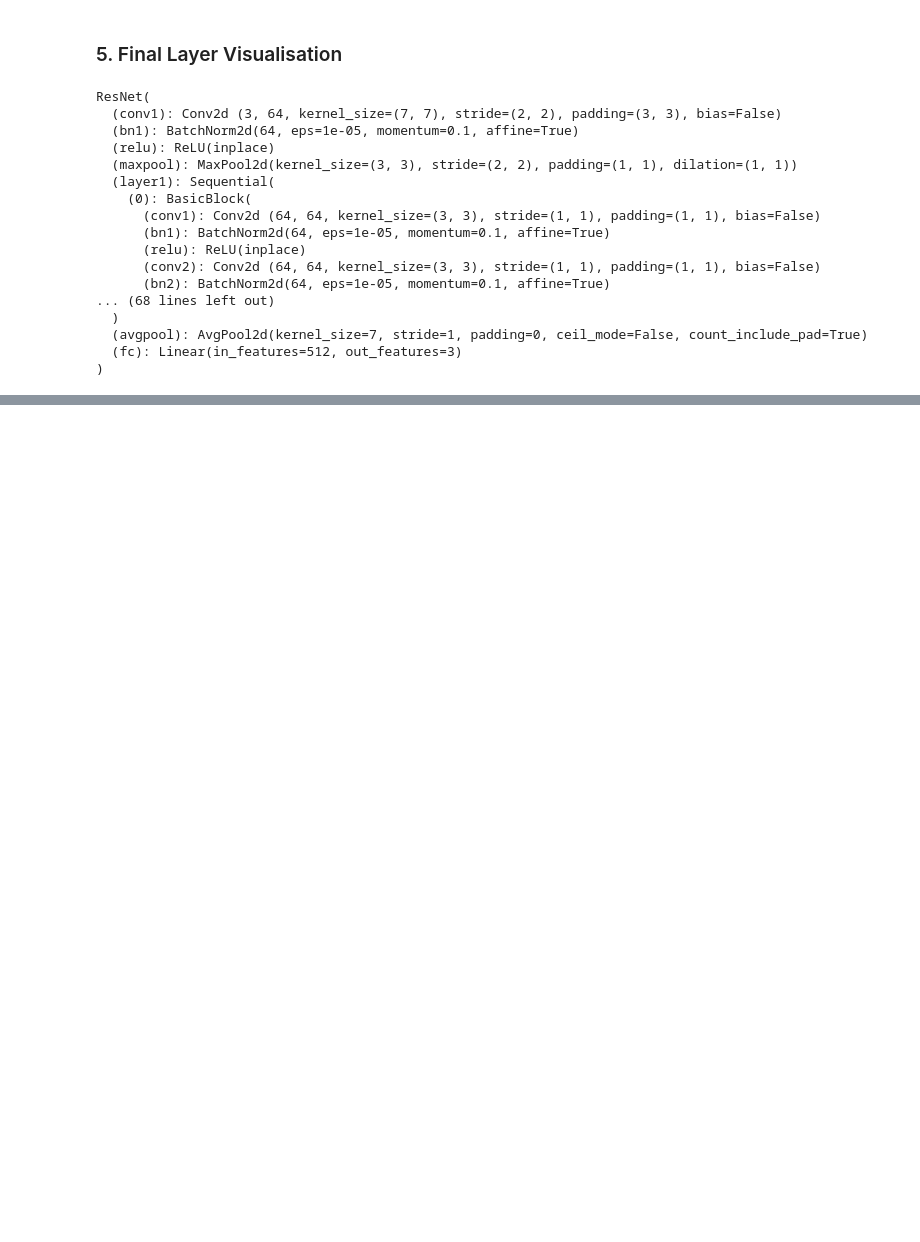
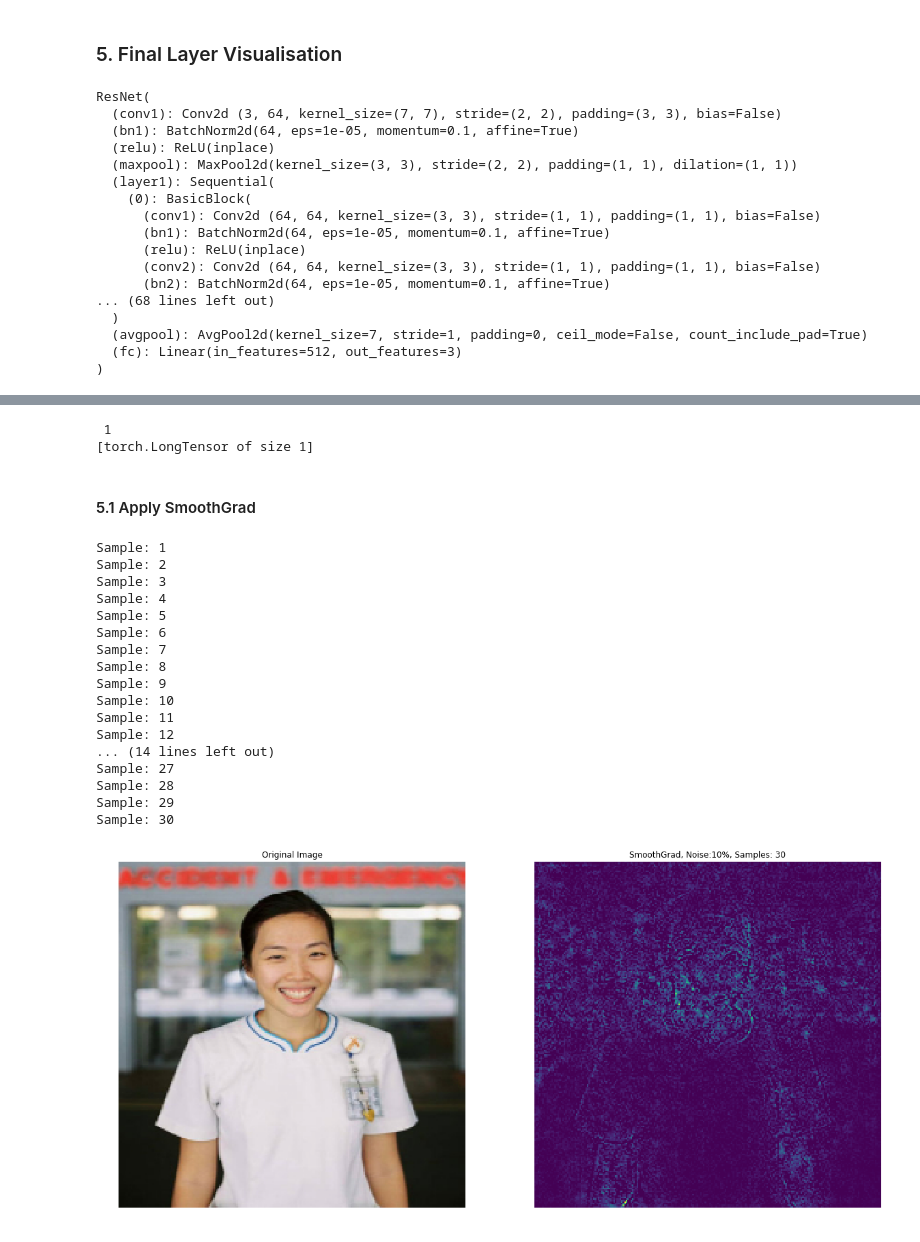
Before and after one commit to Oracle1983/Ai6-Challenge-2018, a Jupyter notebook: ID HCW_Transfer Learning V2.ipynb, the cells around one changed output, grey strips where cells are left out. Cells and saved outputs as stored; diff of their text form; code cells hidden in the pictures; blank space fills up the shorter version.

```diff
--- a/ID HCW_Transfer Learning V2.ipynb
+++ b/ID HCW_Transfer Learning V2.ipynb
@@ -544,0 +581,10 @@ Object `torchvis` not found.
+# %%
+outputs = model_conv(nurse)
+_, preds = torch.max(outputs.data, 1)
+
+preds
+# %% [output]
+ 1
+[torch.LongTensor of size 1]
+# %% [markdown]
+#### 5.1 Apply SmoothGrad
@@ -544,0 +635,21 @@ Object `torchvis` not found.
+# %%
+nurse_sg = smooth_grad(img,1,30,10)
+# %% [output]
+Sample: 1
+Sample: 2
+Sample: 3
+Sample: 4
+Sample: 5
+Sample: 6
+Sample: 7
+Sample: 8
+Sample: 9
+Sample: 10
+Sample: 11
+Sample: 12
+... (14 lines left out)
+Sample: 27
+Sample: 28
+Sample: 29
+Sample: 30
+[figure, added]
```
Also changed, not shown: parts of 21 cells of this notebook.
